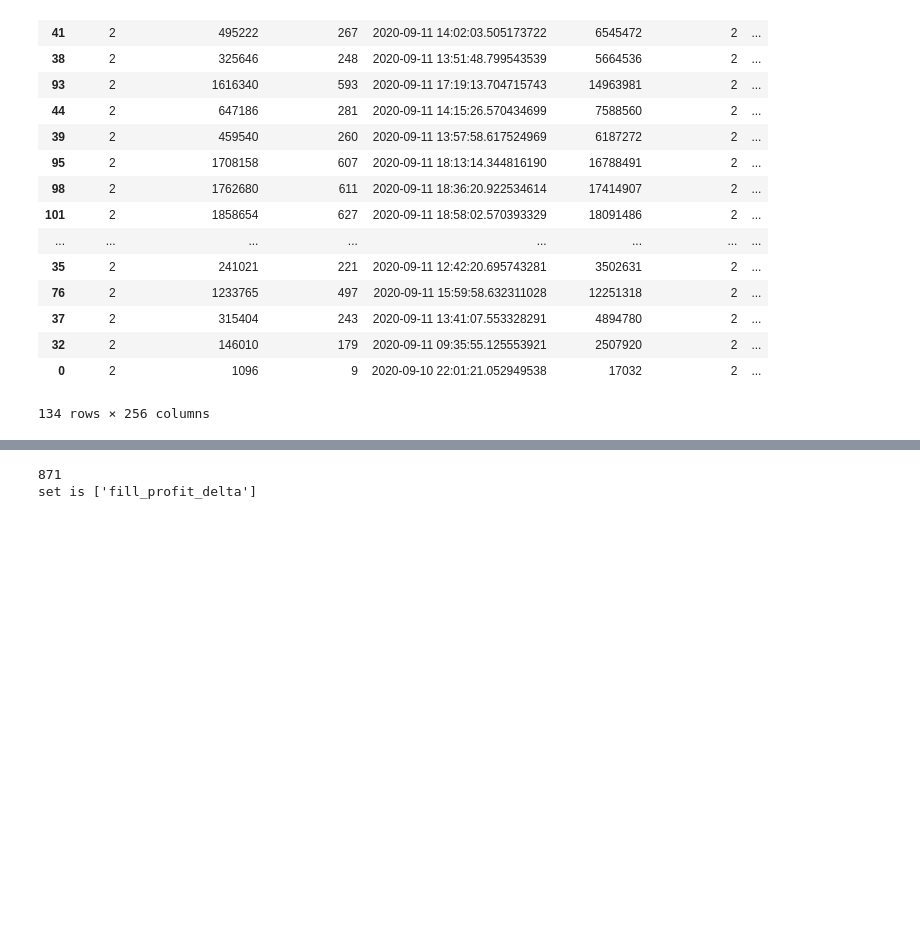
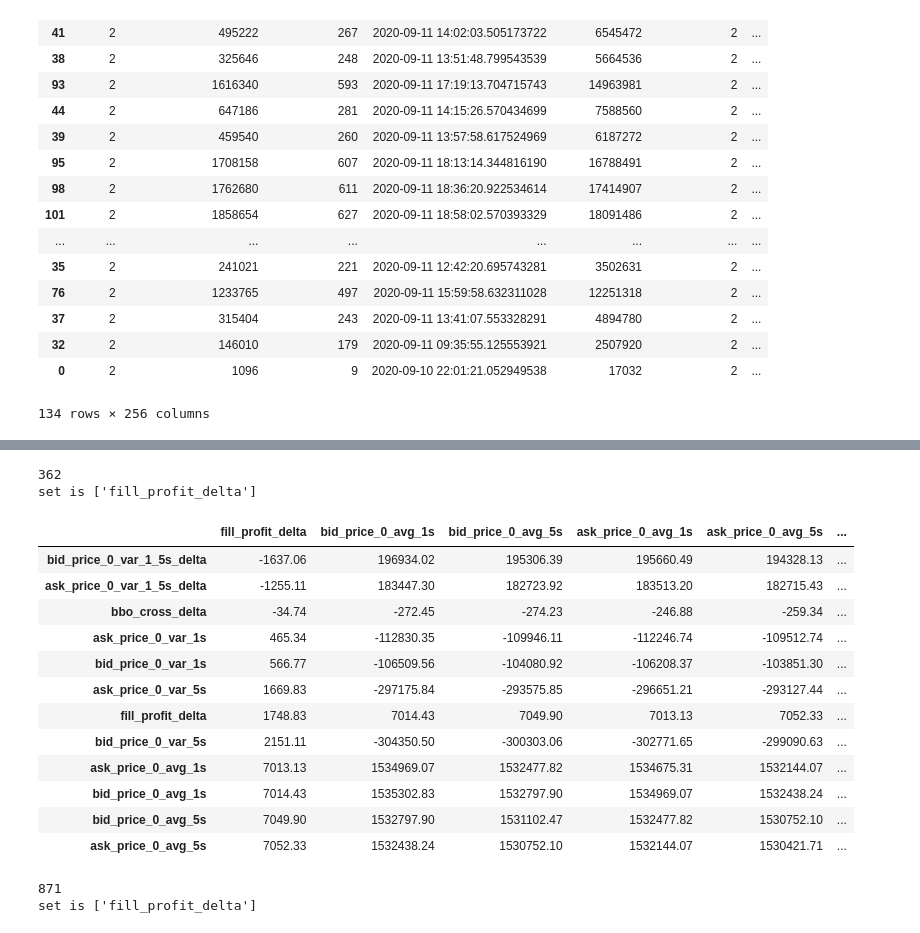
Before and after one commit to johncolvin-og/jupyter-analysis, a Jupyter notebook: rolling-window-analysis.ipynb, the cells around one changed output, grey strips where cells are left out. Drawn from its saved outputs; the diff is of its cells as text; code cells hidden in the pictures; blank space fills up the shorter version.

```diff
--- a/rolling-window-analysis.ipynb
+++ b/rolling-window-analysis.ipynb
@@ -239,3 +265,21 @@ set is ['fill_profit_delta']
+# %%
+print_pretty(get_run_covs('2020-09-16', 'ESU0'))
+# %% [output]
+362
+set is ['fill_profit_delta']
+|  | fill_profit_delta | bid_price_0_avg_1s | bid_price_0_avg_5s | ask_price_0_avg_1s | ask_price_0_avg_5s | ... |
+| bid_price_0_var_1_5s_delta | -1637.06 | 196934.02 | 195306.39 | 195660.49 | 194328.13 | ... |
+| ask_price_0_var_1_5s_delta | -1255.11 | 183447.30 | 182723.92 | 183513.20 | 182715.43 | ... |
+| bbo_cross_delta | -34.74 | -272.45 | -274.23 | -246.88 | -259.34 | ... |
+| ask_price_0_var_1s | 465.34 | -112830.35 | -109946.11 | -112246.74 | -109512.74 | ... |
+| bid_price_0_var_1s | 566.77 | -106509.56 | -104080.92 | -106208.37 | -103851.30 | ... |
+| ask_price_0_var_5s | 1669.83 | -297175.84 | -293575.85 | -296651.21 | -293127.44 | ... |
+| fill_profit_delta | 1748.83 | 7014.43 | 7049.90 | 7013.13 | 7052.33 | ... |
+| bid_price_0_var_5s | 2151.11 | -304350.50 | -300303.06 | -302771.65 | -299090.63 | ... |
+| ask_price_0_avg_1s | 7013.13 | 1534969.07 | 1532477.82 | 1534675.31 | 1532144.07 | ... |
+| bid_price_0_avg_1s | 7014.43 | 1535302.83 | 1532797.90 | 1534969.07 | 1532438.24 | ... |
+| bid_price_0_avg_5s | 7049.90 | 1532797.90 | 1531102.47 | 1532477.82 | 1530752.10 | ... |
+| ask_price_0_avg_5s | 7052.33 | 1532438.24 | 1530752.10 | 1532144.07 | 1530421.71 | ... |
 # %%
 tmp = sample_z0.copy()
 tmp['bbo_cross_delta'] = tmp['ask_price_0'] - tmp['bid_price_0']
```
Also changed, not shown: parts of 16 cells of this notebook, 1 other file.
